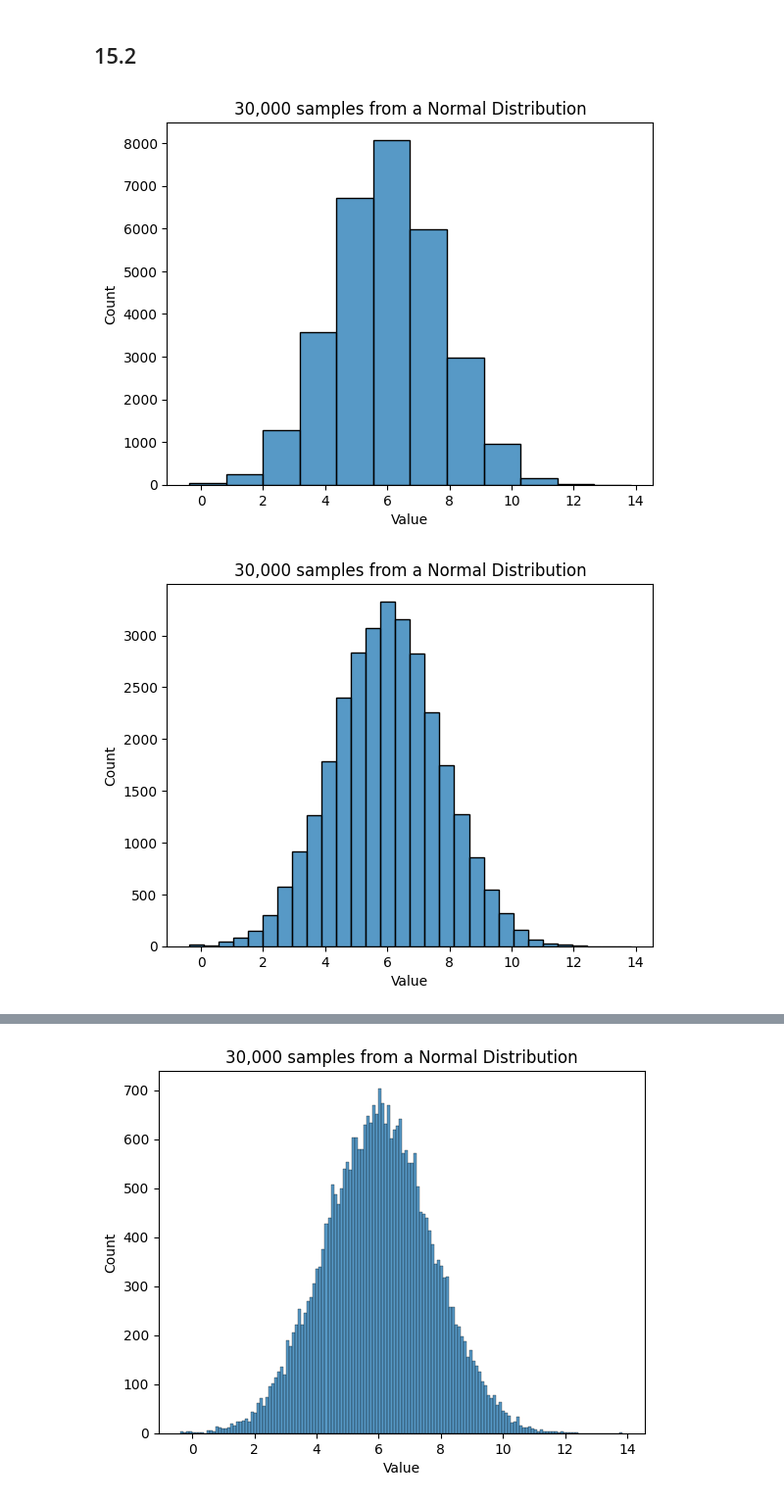
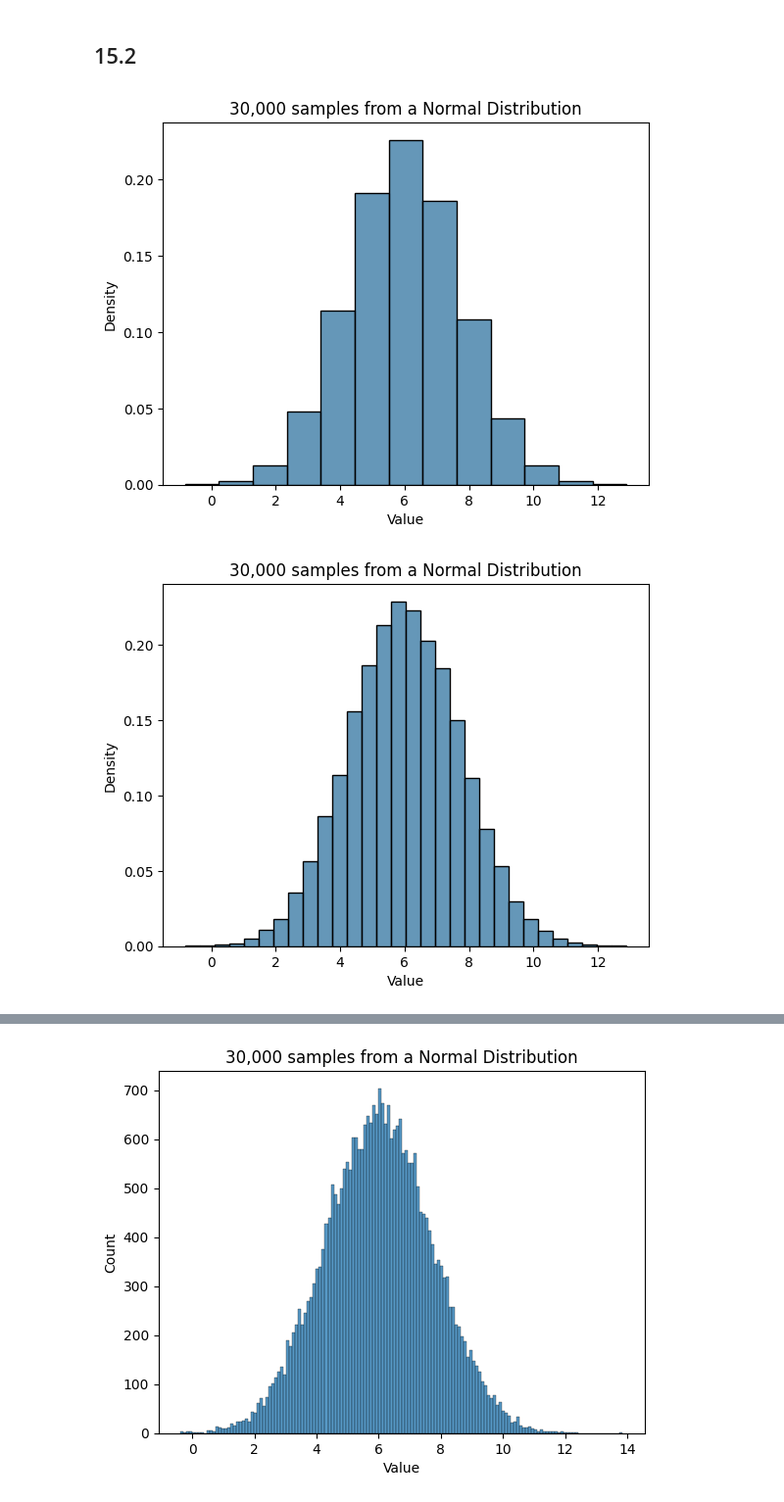
Before and after one commit to drolsonmi/math1040, a Jupyter notebook: Lesson15/15_Figures.ipynb, the cells around one changed output, grey strips where cells are left out. Shown at 98% size. Cells and saved outputs as stored; diff of their text form; code cells hidden in the pictures.

```diff
--- a/Lesson15/15_Figures.ipynb
+++ b/Lesson15/15_Figures.ipynb
@@ -118,19 +118,19 @@ plt.show()
 ## 15.2
 # %%
 N = np.random.normal(loc=6, scale=1.732, size=n)
-sns.histplot(N, bins=12)
+sns.histplot(N, bins=13, stat='density', color='#3274a1')
 plt.title("30,000 samples from a Normal Distribution")
 plt.xlabel("Value")
-plt.ylabel("Count")
+plt.ylabel("Density")
 plt.show()
 # %% [output]
-[figure, old version]
+[figure, new version]
 # %%
-sns.histplot(N, bins=30)
+sns.histplot(N, bins=30, stat='density', color='#3274a1')
 plt.title("30,000 samples from a Normal Distribution")
 plt.xlabel("Value")
-plt.ylabel("Count")
+plt.ylabel("Density")
 plt.show()
 # %% [output]
-[figure, old version]
+[figure, new version]
 # %%
```
Also changed, not shown: parts of 11 cells of this notebook.
